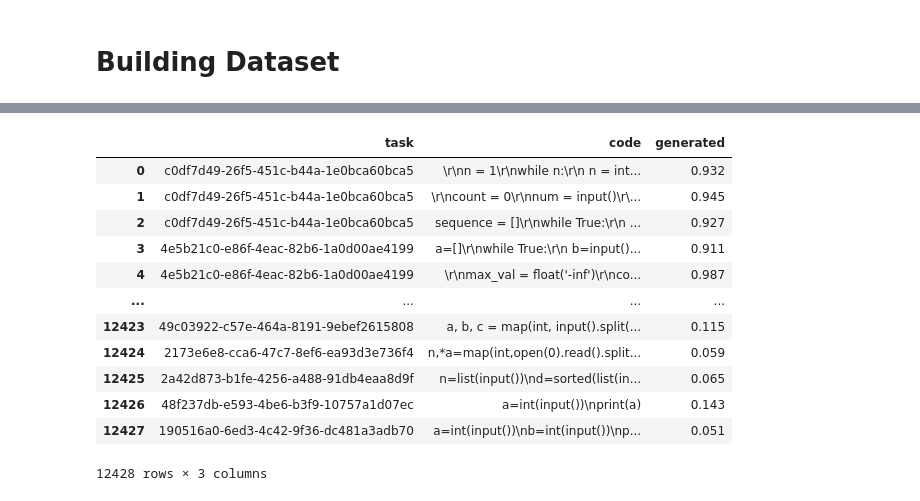
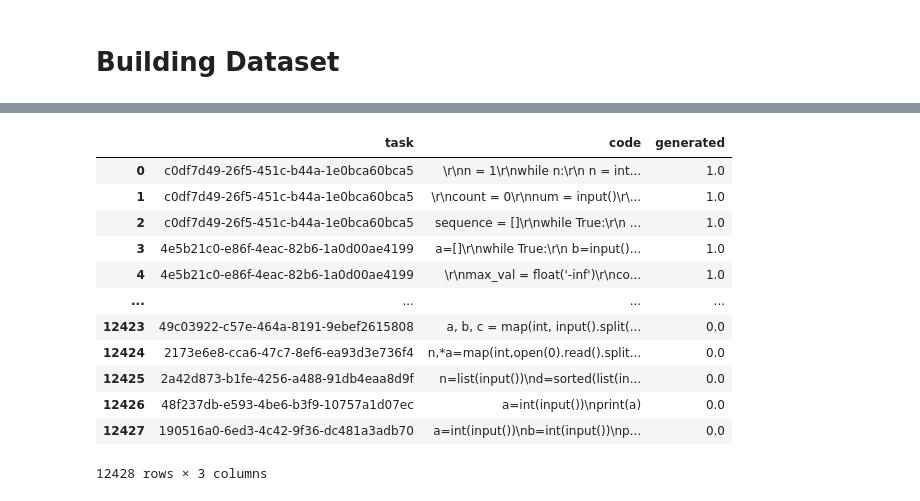
Before and after one commit to dsomni/ml-s25, a Jupyter notebook: src/notebooks/build_dataset.ipynb, the cells around one changed output, grey strips where cells are left out. Drawn from its saved outputs; the diff is of its cells as text; code cells hidden in the pictures.

```diff
--- a/src/notebooks/build_dataset.ipynb
+++ b/src/notebooks/build_dataset.ipynb
@@ -16,10 +16,9 @@ generated = pd.read_csv("../../data/generated/gen_solutions.csv")
 generated2 = pd.read_csv("../../data/generated/gen_solutions2.csv")
 human_written = pd.read_csv("../../data/db_attempts.csv")
 # %%
-set_seed()
 generated_parsed = generated[["spec", "solution"]].dropna()
 generated_parsed.columns = ["task", "code"]
-generated_parsed["generated"] = generate_distortion(0.95, 0.05, len(generated_parsed))
+generated_parsed["generated"] = 1.0
 generated_parsed
 # %% [output]
 |  | task | code | generated |
@@ -38,7 +43,6 @@ generated_parsed
 # %%
-set_seed()
 generated2_parsed = generated2[["task", "code"]].dropna()
-generated2_parsed["generated"] = generate_distortion(0.85, 0.1, len(generated2_parsed))
+generated2_parsed["generated"] = 1.0
 generated2_parsed
 # %% [output]
 |  | task | code | generated |
@@ -57,11 +67,10 @@ generated2_parsed
 # %%
-set_seed()
 human_parsed = human_written[["task", "programText"]].dropna()
 human_parsed.columns = ["task", "code"]
 human_parsed["code"] = human_parsed["code"].apply(
     lambda x: x.encode("utf-8").decode("unicode_escape") if isinstance(x, str) else x
 )
-human_parsed["generated"] = generate_distortion(0.1, 0.05, len(human_parsed))
+human_parsed["generated"] = 0.0
 human_parsed
 # %% [output]
 |  | task | code | generated |
@@ -80,20 +93,27 @@ human_parsed
 # %%
 dataset = pd.concat(
     [generated_parsed, generated2_parsed, human_parsed], axis=0, ignore_index=True
 )
+
+dataset.to_csv(
+    "../../data/generated/dataset.csv",
+    index=False,
+    quoting=1,
+)
+
 dataset
 # %% [output]
 |  | task | code | generated |
-| 0 | c0df7d49-26f5-451c-b44a-1e0bca60bca5 | \r\nn = 1\r\nwhile n:\r\n n = int... | 0.932 |
-| 1 | c0df7d49-26f5-451c-b44a-1e0bca60bca5 | \r\ncount = 0\r\nnum = input()\r\... | 0.945 |
-| 2 | c0df7d49-26f5-451c-b44a-1e0bca60bca5 | sequence = []\r\nwhile True:\r\n ... | 0.927 |
-| 3 | 4e5b21c0-e86f-4eac-82b6-1a0d00ae4199 | a=[]\r\nwhile True:\r\n b=input()... | 0.911 |
-| 4 | 4e5b21c0-e86f-4eac-82b6-1a0d00ae4199 | \r\nmax_val = float('-inf')\r\nco... | 0.987 |
+| 0 | c0df7d49-26f5-451c-b44a-1e0bca60bca5 | \r\nn = 1\r\nwhile n:\r\n n = int... | 1.0 |
+| 1 | c0df7d49-26f5-451c-b44a-1e0bca60bca5 | \r\ncount = 0\r\nnum = input()\r\... | 1.0 |
+| 2 | c0df7d49-26f5-451c-b44a-1e0bca60bca5 | sequence = []\r\nwhile True:\r\n ... | 1.0 |
+| 3 | 4e5b21c0-e86f-4eac-82b6-1a0d00ae4199 | a=[]\r\nwhile True:\r\n b=input()... | 1.0 |
+| 4 | 4e5b21c0-e86f-4eac-82b6-1a0d00ae4199 | \r\nmax_val = float('-inf')\r\nco... | 1.0 |
 | ... | ... | ... | ... |
-| 12423 | 49c03922-c57e-464a-8191-9ebef2615808 | a, b, c = map(int, input().split(... | 0.115 |
-| 12424 | 2173e6e8-cca6-47c7-8ef6-ea93d3e736f4 | n,*a=map(int,open(0).read().split... | 0.059 |
-| 12425 | 2a42d873-b1fe-4256-a488-91db4eaa8d9f | n=list(input())\nd=sorted(list(in... | 0.065 |
-| 12426 | 48f237db-e593-4be6-b3f9-10757a1d07ec | a=int(input())\nprint(a) | 0.143 |
-| 12427 | 190516a0-6ed3-4c42-9f36-dc481a3adb70 | a=int(input())\nb=int(input())\np... | 0.051 |
+| 12423 | 49c03922-c57e-464a-8191-9ebef2615808 | a, b, c = map(int, input().split(... | 0.0 |
+| 12424 | 2173e6e8-cca6-47c7-8ef6-ea93d3e736f4 | n,*a=map(int,open(0).read().split... | 0.0 |
+| 12425 | 2a42d873-b1fe-4256-a488-91db4eaa8d9f | n=list(input())\nd=sorted(list(in... | 0.0 |
+| 12426 | 48f237db-e593-4be6-b3f9-10757a1d07ec | a=int(input())\nprint(a) | 0.0 |
+| 12427 | 190516a0-6ed3-4c42-9f36-dc481a3adb70 | a=int(input())\nb=int(input())\np... | 0.0 |
 12428 rows × 3 columns
 # %%
```
Also changed, not shown: parts of 7 cells of this notebook, 11 other files.
